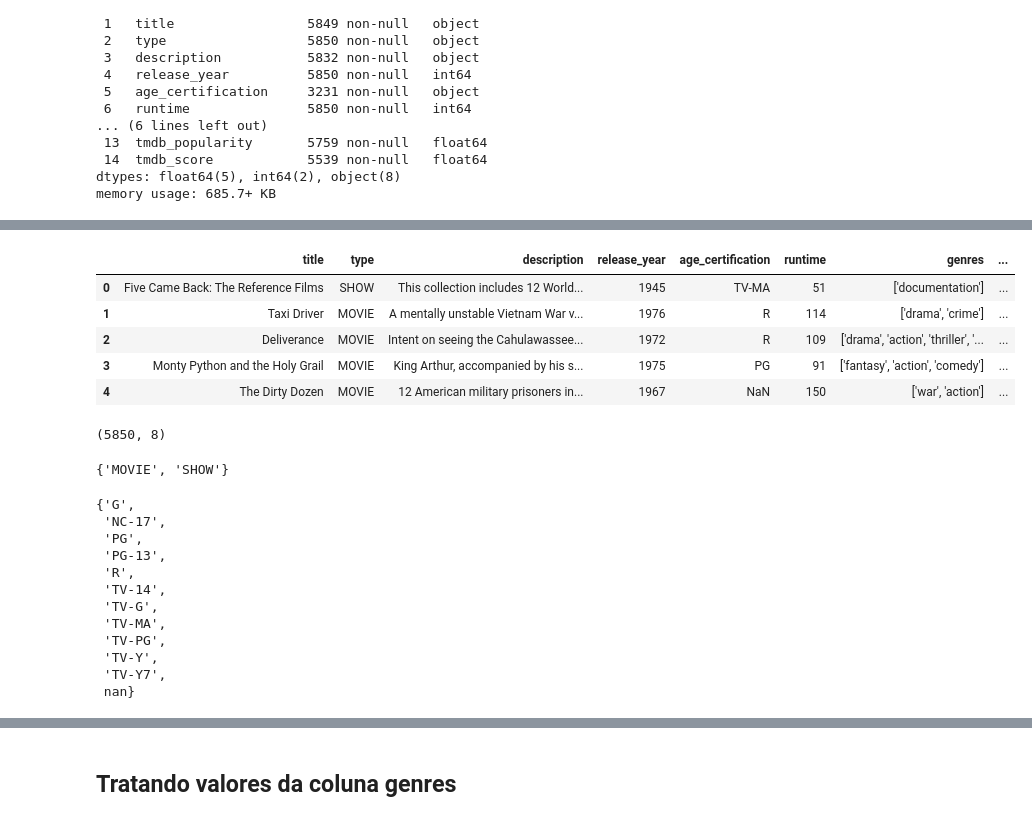
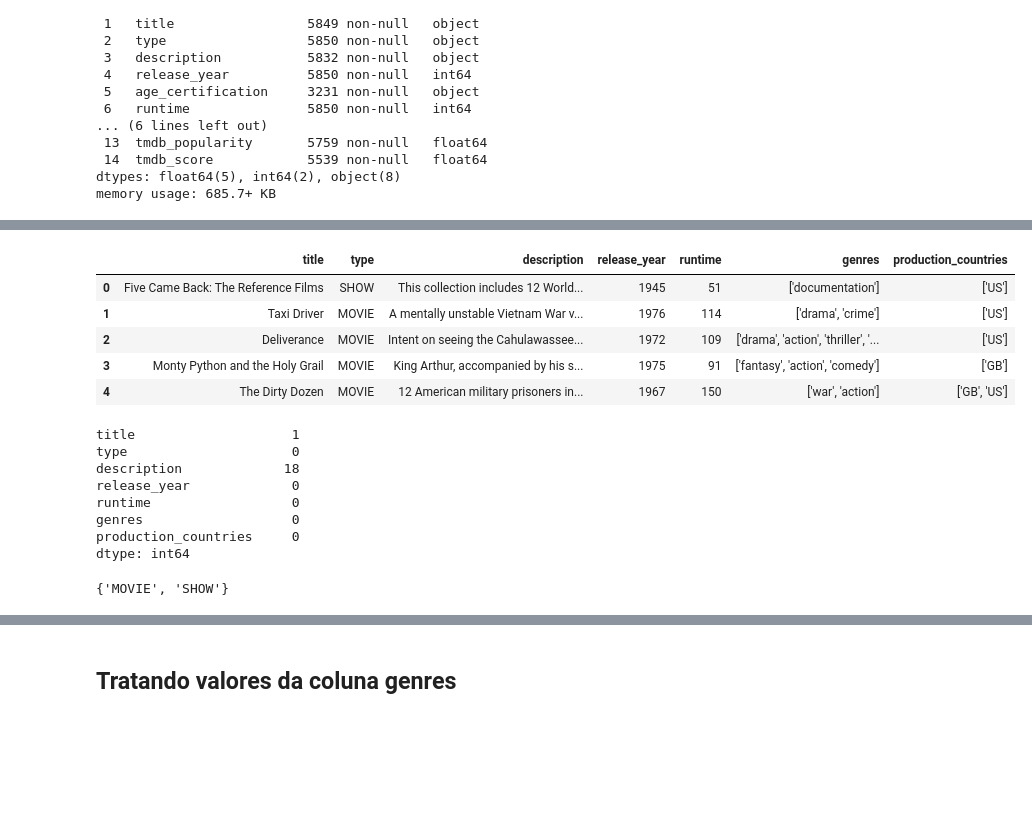
Before and after one commit to TutuBraz/netflix_content_based_recommender, a Jupyter notebook: netflix_content_based_recommender.ipynb, the cells around one changed output, grey strips where cells are left out. Drawn from its saved outputs; the diff is of its cells as text; code cells hidden in the pictures; blank space fills up the shorter version.

```diff
--- a/netflix_content_based_recommender.ipynb
+++ b/netflix_content_based_recommender.ipynb
@@ -57,16 +82,23 @@ memory usage: 685.7+ KB
 # %%
 #Retirando colunas que não serão usadas
 #Retirando valores não essenciais para análise
-df_titles.drop(['id','imdb_id','imdb_votes','tmdb_popularity', 'imdb_score','tmdb_score', 'seasons'], axis=1, inplace=True)
+df_titles.drop(['id','imdb_id','imdb_votes','tmdb_popularity', 'imdb_score','tmdb_score', 'seasons', 'age_certification'], axis=1, inplace=True)
 df_titles.head()
 # %% [output]
-|  | title | type | description | release_year | age_certification | runtime | genres | ... |
-| 0 | Five Came Back: The Reference Films | SHOW | This collection includes 12 World... | 1945 | TV-MA | 51 | ['documentation'] | ... |
-| 1 | Taxi Driver | MOVIE | A mentally unstable Vietnam War v... | 1976 | R | 114 | ['drama', 'crime'] | ... |
-| 2 | Deliverance | MOVIE | Intent on seeing the Cahulawassee... | 1972 | R | 109 | ['drama', 'action', 'thriller', '... | ... |
-| 3 | Monty Python and the Holy Grail | MOVIE | King Arthur, accompanied by his s... | 1975 | PG | 91 | ['fantasy', 'action', 'comedy'] | ... |
-| 4 | The Dirty Dozen | MOVIE | 12 American military prisoners in... | 1967 | NaN | 150 | ['war', 'action'] | ... |
+|  | title | type | description | release_year | runtime | genres | production_countries |
+| 0 | Five Came Back: The Reference Films | SHOW | This collection includes 12 World... | 1945 | 51 | ['documentation'] | ['US'] |
+| 1 | Taxi Driver | MOVIE | A mentally unstable Vietnam War v... | 1976 | 114 | ['drama', 'crime'] | ['US'] |
+| 2 | Deliverance | MOVIE | Intent on seeing the Cahulawassee... | 1972 | 109 | ['drama', 'action', 'thriller', '... | ['US'] |
+| 3 | Monty Python and the Holy Grail | MOVIE | King Arthur, accompanied by his s... | 1975 | 91 | ['fantasy', 'action', 'comedy'] | ['GB'] |
+| 4 | The Dirty Dozen | MOVIE | 12 American military prisoners in... | 1967 | 150 | ['war', 'action'] | ['GB', 'US'] |
-# %%
-df_titles.shape
-# %% [output]
-(5850, 8)
+# %%
+df_titles.isnull().sum()
+# %% [output]
+title                    1
+type                     0
+description             18
+release_year             0
+runtime                  0
+genres                   0
+production_countries     0
+dtype: int64
@@ -75,19 +110,3 @@ df_titles.shape
 set(df_titles.type)
 # %% [output]
 {'MOVIE', 'SHOW'}
-# %%
-#Classificação indicativa
-set(df_titles.age_certification)
-# %% [output]
-{'G',
- 'NC-17',
- 'PG',
- 'PG-13',
- 'R',
- 'TV-14',
- 'TV-G',
- 'TV-MA',
- 'TV-PG',
- 'TV-Y',
- 'TV-Y7',
- nan}
```
Also changed, not shown: parts of 57 cells of this notebook.
